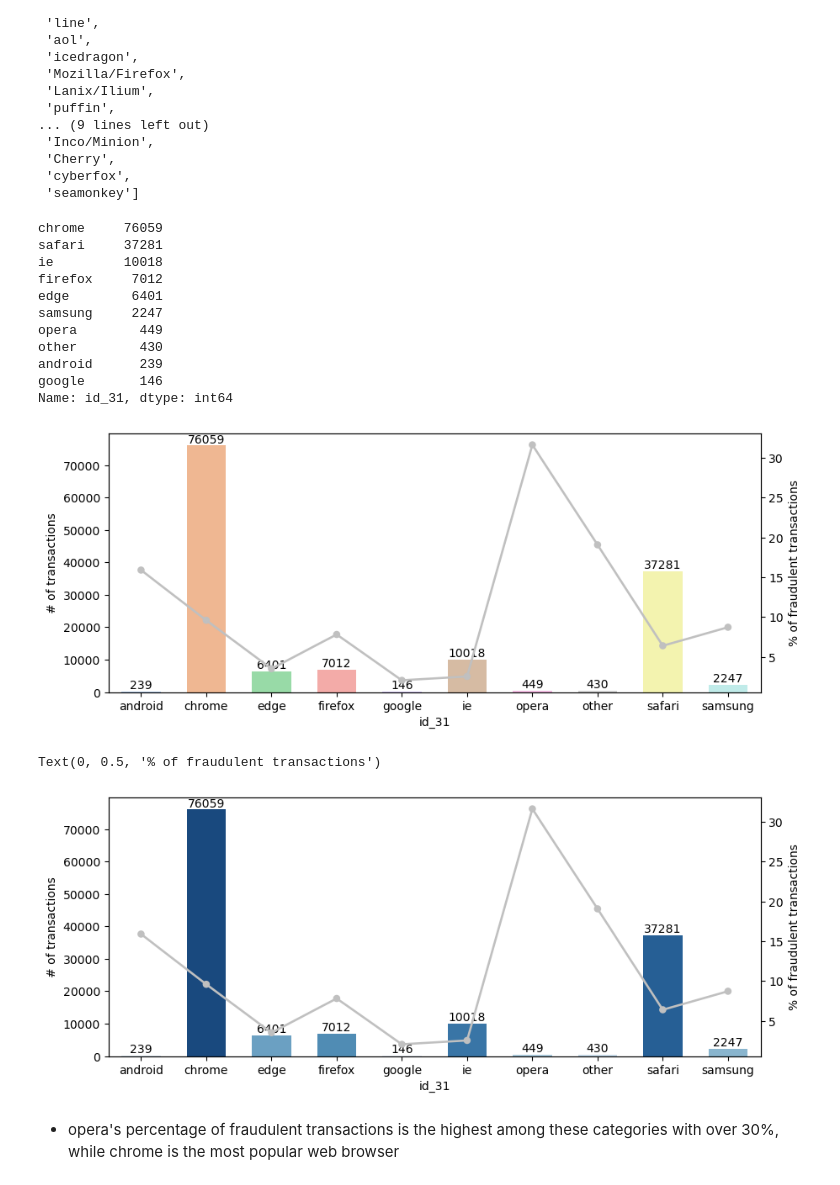
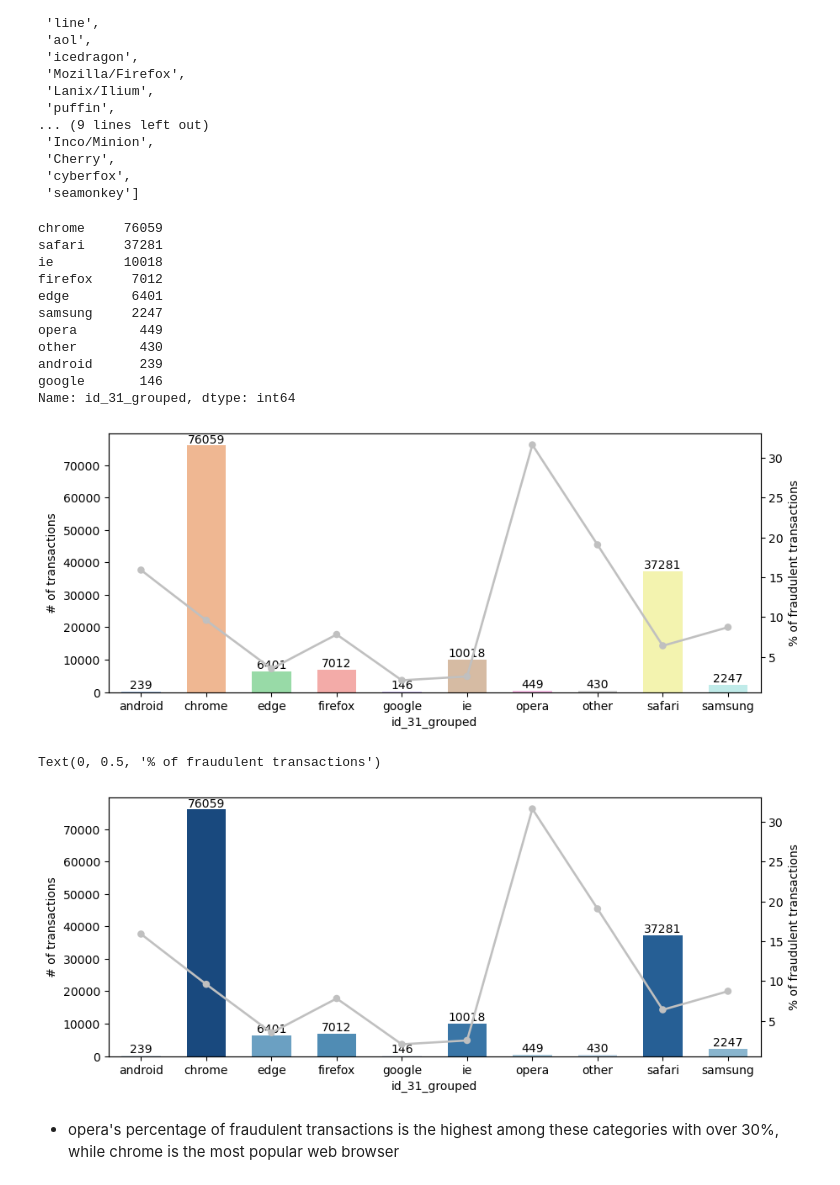
Before and after one commit to sl-huo/payment-fraud-detection, a Jupyter notebook: FD-EDA-notebook.ipynb, the cells around one changed output. Cells and saved outputs as stored; diff of their text form; code cells hidden in the pictures.

```diff
--- a/FD-EDA-notebook.ipynb
+++ b/FD-EDA-notebook.ipynb
@@ -1240,7 +1444,7 @@ def category_plot_adj(df, name1, name2='isFraud'):
     count_df = df.groupby([str(name1), str(name2)])[str(name1)].count().unstack()
     distribution_df = pd.crosstab(df[str(name1)], df[str(name2)], normalize='index')
     my_colors=['cornflowerblue', 'lightsalmon']
-    fig, axes = plt.subplots(nrows=1, ncols=2, figsize = (10,2))
+    fig, axes = plt.subplots(nrows=1, ncols=2, figsize = (8,2))
     count_df.plot(kind='barh', stacked=True, ax=axes[0], color=my_colors, title=f'Counts of category {name1}')
     distribution_df.plot(kind='barh', stacked=True, ax=axes[1], color=my_colors, title=f'Distribution of category {name1}')
     plt.legend()
@@ -1307,3 +1511,6 @@ Data columns (total 9 columns):
  8   M9      244288 non-null  float64
 dtypes: float64(9)
 memory usage: 61.2 MB
+# %%
+for i in range(1, 10):
+    df_train['M'+str(i)] = df_train['M'+str(i)].astype('int8', errors='ignore')
@@ -1561,12 +1801,16 @@ bottom_id31
  'Cherry',
  'cyberfox',
  'seamonkey']
+# %%
+# create a new grouped column
+
+df_train['id_31_grouped'] = df_train['id_31']
 # %%
 # group the rest email address to 'other'
 
-df_train.loc[df_train['id_31'].isin(bottom_id31), 'id_31'] = 'other'
+df_train.loc[df_train['id_31_grouped'].isin(bottom_id31), 'id_31_grouped'] = 'other'
 # %%
-df_train['id_31'].value_counts()
+df_train['id_31_grouped'].value_counts()
 # %% [output]
 chrome     76059
 safari     37281
@@ -1578,23 +1822,23 @@ opera        449
 other        430
 android      239
 google       146
-Name: id_31, dtype: int64
+Name: id_31_grouped, dtype: int64
 # %%
 # plotting the distribution of transactions
 plt.figure(figsize=(10,4))
-category_plot2(df_train, 'id_31')
+category_plot2(df_train, 'id_31_grouped')
 # %% [output]
-[figure, old version]
+[figure, new version]
 # %%
 #ploting a sequential bar chart
 
-percent_browser = df_train.groupby('id_31')['isFraud'].mean()*100
+percent_browser = df_train.groupby('id_31_grouped')['isFraud'].mean()*100
 color_b =sns.color_palette("Blues", 10)
-data_b = df_train.groupby('id_31').size()
+data_b = df_train.groupby('id_31_grouped').size()
 rank_b = data_b.argsort().argsort() #https://stackoverflow.com/questions/36271302/changing-color-scale-in-seaborn-bar-plot
 
 plt.figure(figsize=(10,4))
-ax1 = sns.countplot(x=df_train['id_31'], order=list(percent_browser.index), palette=np.array(color_b[::1])[rank_b], width=0.6)
+ax1 = sns.countplot(x=df_train['id_31_grouped'], order=list(percent_browser.index), palette=np.array(color_b[::1])[rank_b], width=0.6)
 ax2 = ax1.twinx()
 ax2 = sns.pointplot(x=percent_browser.index, y=percent_browser.values, color='silver', order=list(percent_browser.index), dodge=True, scale=0.7)
 ax1.bar_label(ax1.containers[0])
@@ -1602,7 +1846,7 @@ ax1.set_ylabel('# of transactions')
 ax2.set_ylabel('% of fraudulent transactions')
 # %% [output]
 Text(0, 0.5, '% of fraudulent transactions')
-[figure, old version]
+[figure, new version]
 # %% [markdown]
 - opera's percentage of fraudulent transactions is the highest among these categories with over 30%, while chrome is the most popular web browser
 # %% [markdown]
```
Also changed, not shown: parts of 124 cells of this notebook, 2 other files.
